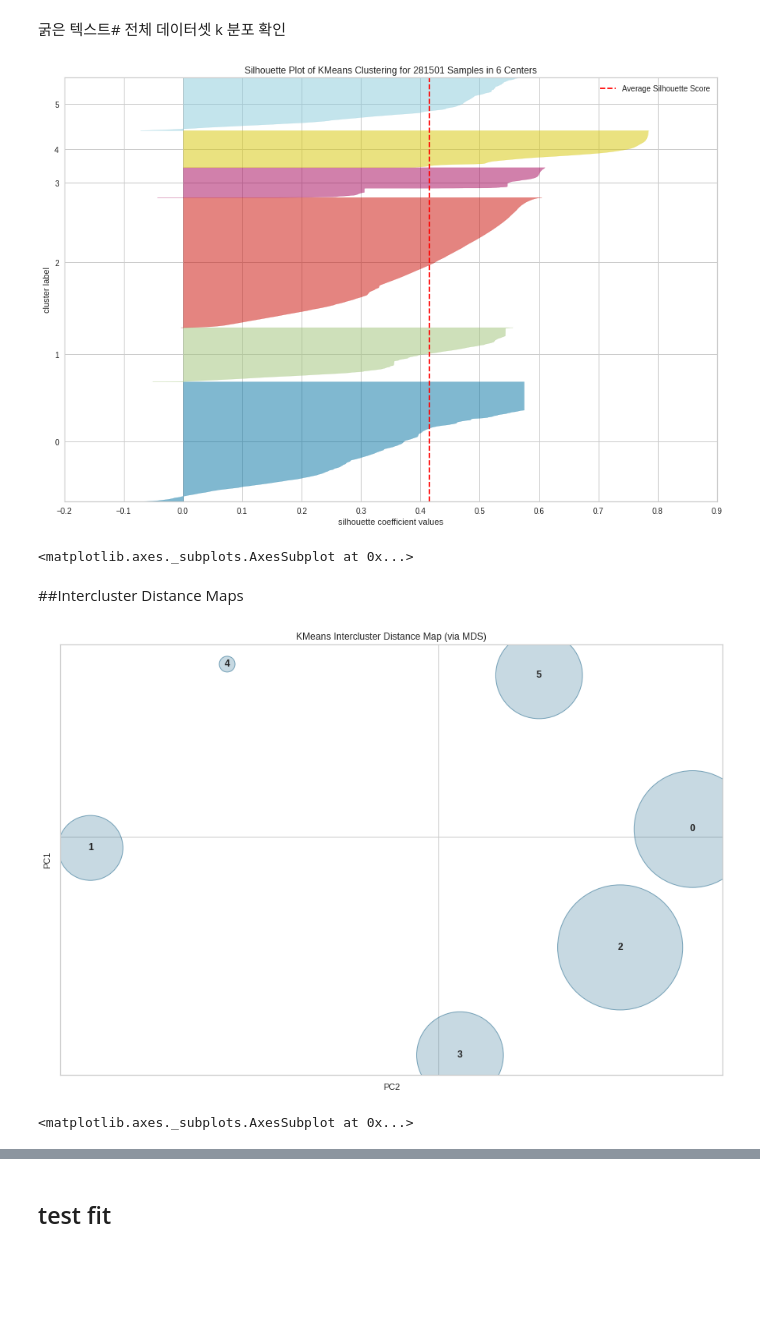
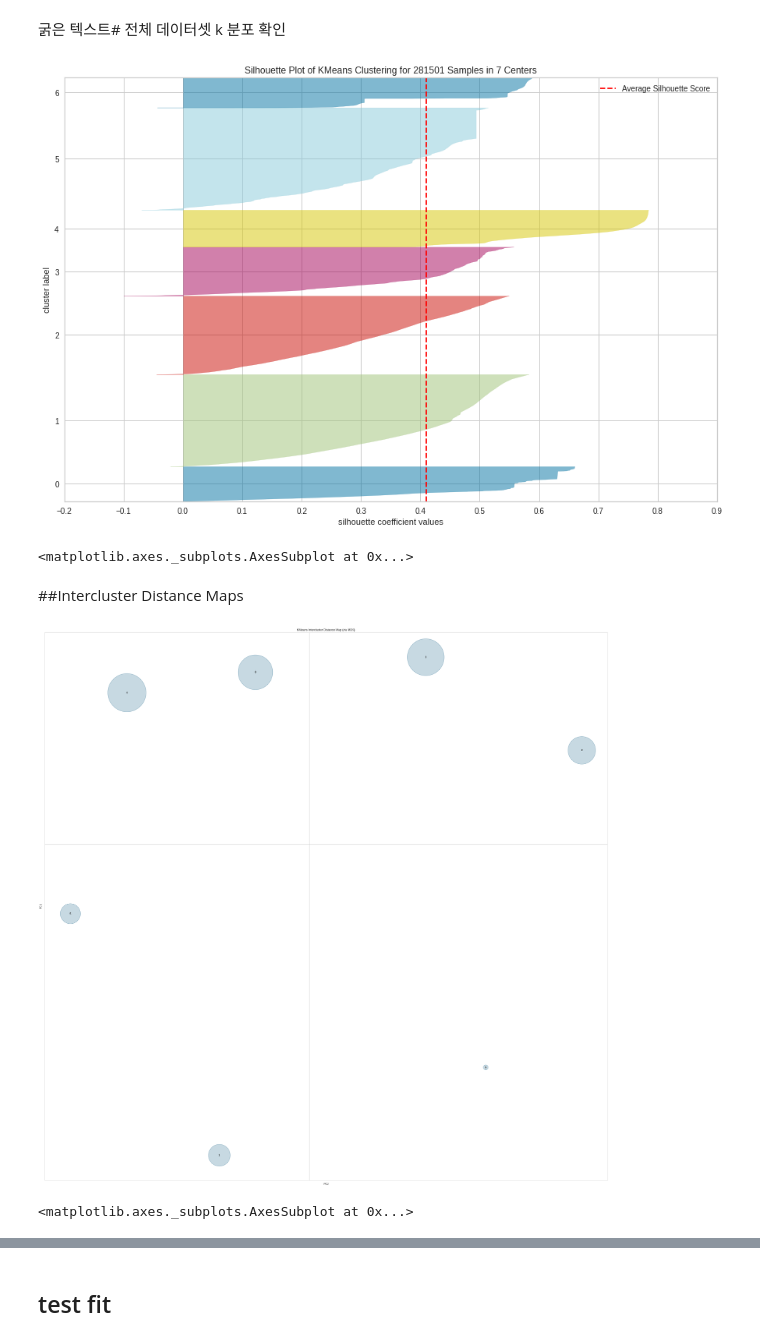
Before and after one commit to ddaddaradda/DL, a Jupyter notebook: k_means_cluster_v3.ipynb, the cells around one changed output, grey strips where cells are left out. Cells and saved outputs as stored; diff of their text form; code cells hidden in the pictures; blank space fills up the shorter version.

```diff
--- a/k_means_cluster_v3.ipynb
+++ b/k_means_cluster_v3.ipynb
@@ -153,23 +154,26 @@ Name: cluster, dtype: int64
 # %%
 from yellowbrick.cluster import SilhouetteVisualizer
 # %%
-model = KMeans(6, random_state=42)
+model = KMeans(7, random_state=42)
 model.fit(df.drop(columns = ['DATE']))
 visualizer = SilhouetteVisualizer(model, size=(1080, 720),colors='yellowbrick')
 
 visualizer.fit(df.drop(columns = ['DATE']))        # Fit the data to the visualizer
 visualizer.show()
 # %% [output]
-[figure, old version]
+[figure, new version]
 <matplotlib.axes._subplots.AxesSubplot at 0x...>
 # %% [markdown]
 ##Intercluster Distance Maps
+# %%
+k7_df = df.drop(columns = ['DATE'])
 # %%
 from yellowbrick.cluster import InterclusterDistance
-model = KMeans(6)
-visualizer = InterclusterDistance(model,size=(1080, 720),legend=0)
-visualizer.fit(k6_df)
+model = KMeans(7)
+model.fit(k7_df)
+visualizer = InterclusterDistance(model, size=(3000, 3000), random_state=np.random.RandomState(seed=11), legend=False)
+visualizer.fit(k7_df)
 visualizer.show()
 # %% [output]
-[figure, old version]
+[figure, new version]
 <matplotlib.axes._subplots.AxesSubplot at 0x...>
```
Also changed, not shown: parts of 13 cells of this notebook.
